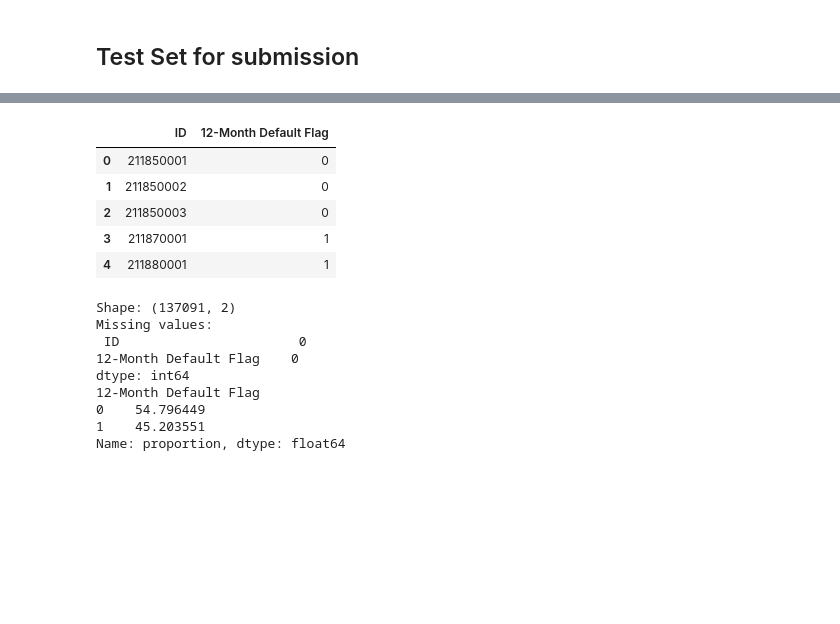
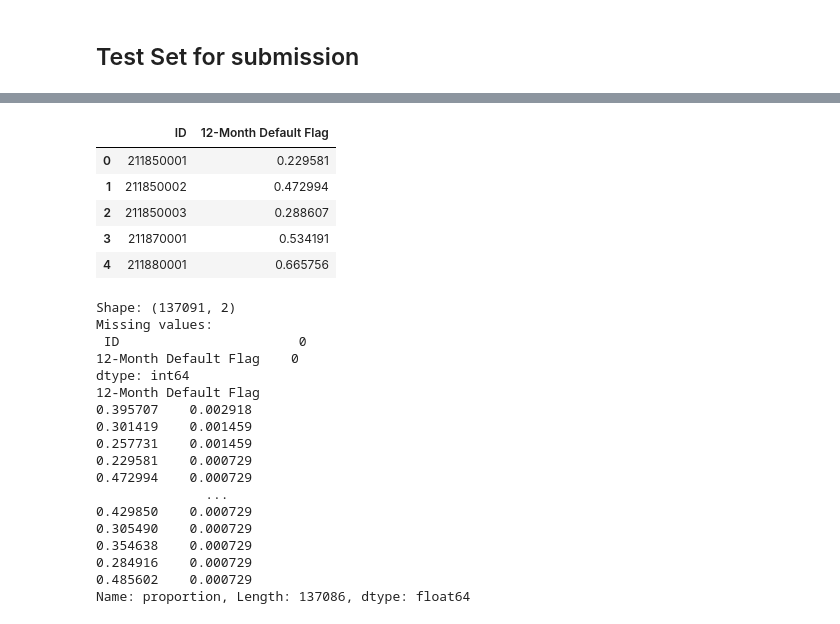
Before and after one commit to Natanonkhuanata/AI_finance_hackathon, a Jupyter notebook: Code/Modeling_from_tree.ipynb, the cells around one changed output, grey strips where cells are left out. Cells and saved outputs as stored; diff of their text form; code cells hidden in the pictures; blank space fills up the shorter version.

```diff
--- a/Code/Modeling_from_tree.ipynb
+++ b/Code/Modeling_from_tree.ipynb
@@ -375,0 +1184,14 @@ feature_importance_func(lgbclassify_positive,feature_positive_spearman)
+# %%
+feature_Big_engineer = [
+       '12-Month Default Flag','Application Channel', 'Gender',
+       'Marital Status', 'Age (in months)', 'Residence Period (in months)',
+       'Occupation Category', 'Industry Category', 'Employment Type Category',
+       'Insurance Type', 'Company Size Category', 'Business Entity Type',
+       'Declared Annual Income', 'Payday', 'Declared Number of Borrowings',
+       'Declared Borrowing Amount', 'Desired Credit Limit', 'Residence Type',
+       'Rent Burden', 'Residence Ownership Status', 'Number of Dependents',
+       'Number of Dependent Children', 'Home Phone Number Available',
+       'Mobile Phone Number Available', 'Employer Phone Number Available',
+       'Driver Licence Number Available'
+
+]
@@ -375,0 +1668,4 @@ feature_importance_func(lgbclassify_positive,feature_positive_spearman)
+# %%
+feature = X_experiments['baseline'].columns
+feature = list(feature)
+feature
@@ -383,0 +1856,19 @@ factors_test = df_test_engineer[feature_eninfunc]
+# %%
+test_experiments = {
+    name: build_features(
+        test_data,
+        groups=groups,
+        baseline_features=feature_Big_engineer
+    )
+    for name, groups in EXPERIMENTS.items()
+}
+
+
+# Inspect feature counts
+for name, X in test_experiments.items():
+
+    print(
+        f'{name:25s} | '
+        f'Features: {X.shape[1]} | '
+        f'Shape: {X.shape}'
+    )
@@ -406,16 +1906,16 @@ array([0, 0, 0, ..., 0, 0, 1], shape=(137091,))
 # %%
 # 1. Predict
 # Predict probability
-y_prob = lgbclassify_engineer.predict_proba(factors_test)[:, 1]
+y_prob = clf_en_Big.predict_proba(test_experiments['financial'])[:, 1]
 
 # Set threshold = 0.30
-threshold = 0.48
+threshold = 0.50
 y_pred = (y_prob >= threshold).astype(int)
 
 # 2. Create submission with ID from test set
 submission = pd.DataFrame({
     'ID': test_data['ID'].values,
-    '12-Month Default Flag': y_pred
+    '12-Month Default Flag': y_prob
 })
 submission[["12-Month Default Flag"]].value_counts()
 # %% [output]
@@ -443,29 +1961,39 @@ Name: proportion, dtype: float64
 # %%
 # 3. Export CSV
 submission.to_csv(
     'submission_engineer_3_ver_gbm.csv',
+    float_format='%.2f',
     index=False
 )
 
 # 4. Check result
 display(submission.head())
 
 print("Shape:", submission.shape)
 print("Missing values:\n", submission.isnull().sum())
 print(submission[target].value_counts(normalize=True) * 100)
 # %% [output]
 |  | ID | 12-Month Default Flag |
-| 0 | 211850001 | 0 |
-| 1 | 211850002 | 0 |
-| 2 | 211850003 | 0 |
-| 3 | 211870001 | 1 |
-| 4 | 211880001 | 1 |
+| 0 | 211850001 | 0.229581 |
+| 1 | 211850002 | 0.472994 |
+| 2 | 211850003 | 0.288607 |
+| 3 | 211870001 | 0.534191 |
+| 4 | 211880001 | 0.665756 |
 Shape: (137091, 2)
 Missing values:
  ID                       0
 12-Month Default Flag    0
 dtype: int64
 12-Month Default Flag
-0    54.796449
-1    45.203551
-Name: proportion, dtype: float64
+0.395707    0.002918
+0.301419    0.001459
+0.257731    0.001459
+0.229581    0.000729
+0.472994    0.000729
+              ...
+0.429850    0.000729
+0.305490    0.000729
+0.354638    0.000729
+0.284916    0.000729
+0.485602    0.000729
+Name: proportion, Length: 137086, dtype: float64
```
Also changed, not shown: parts of 71 cells of this notebook.
